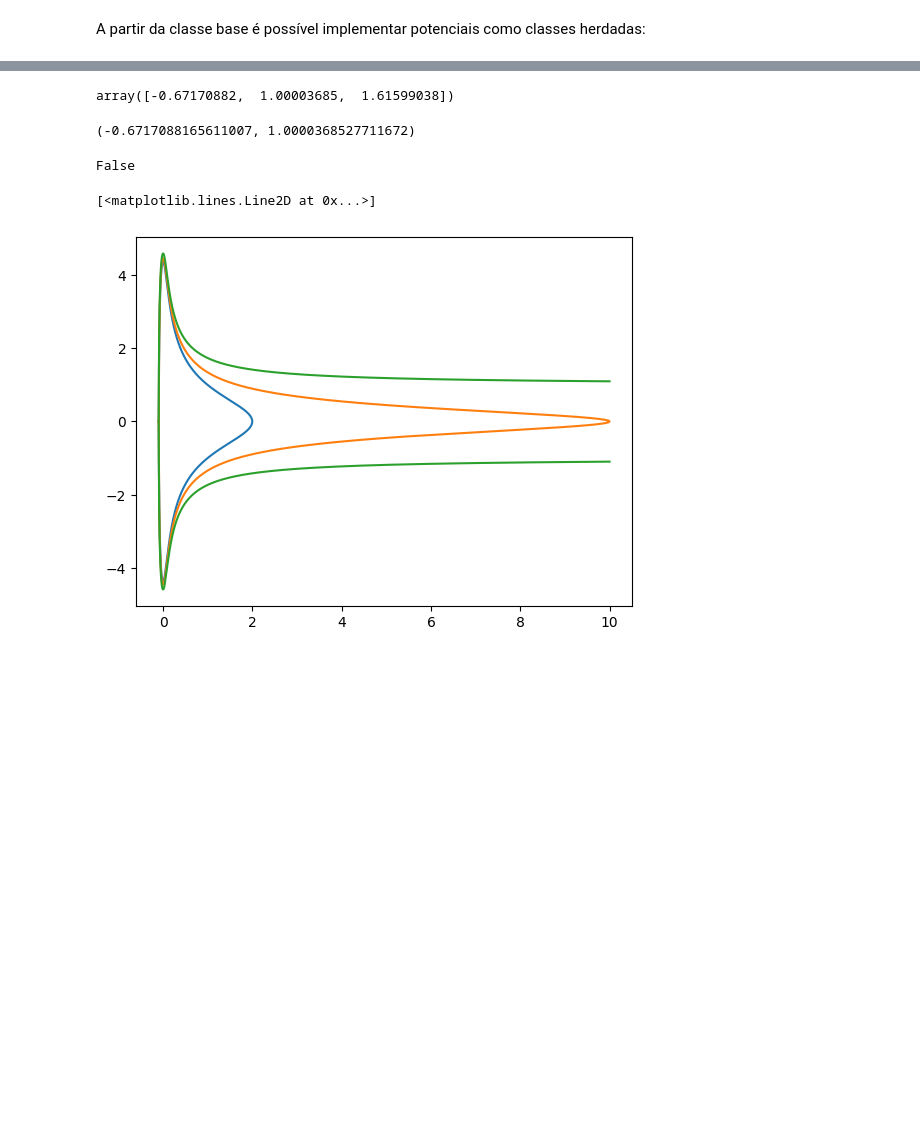
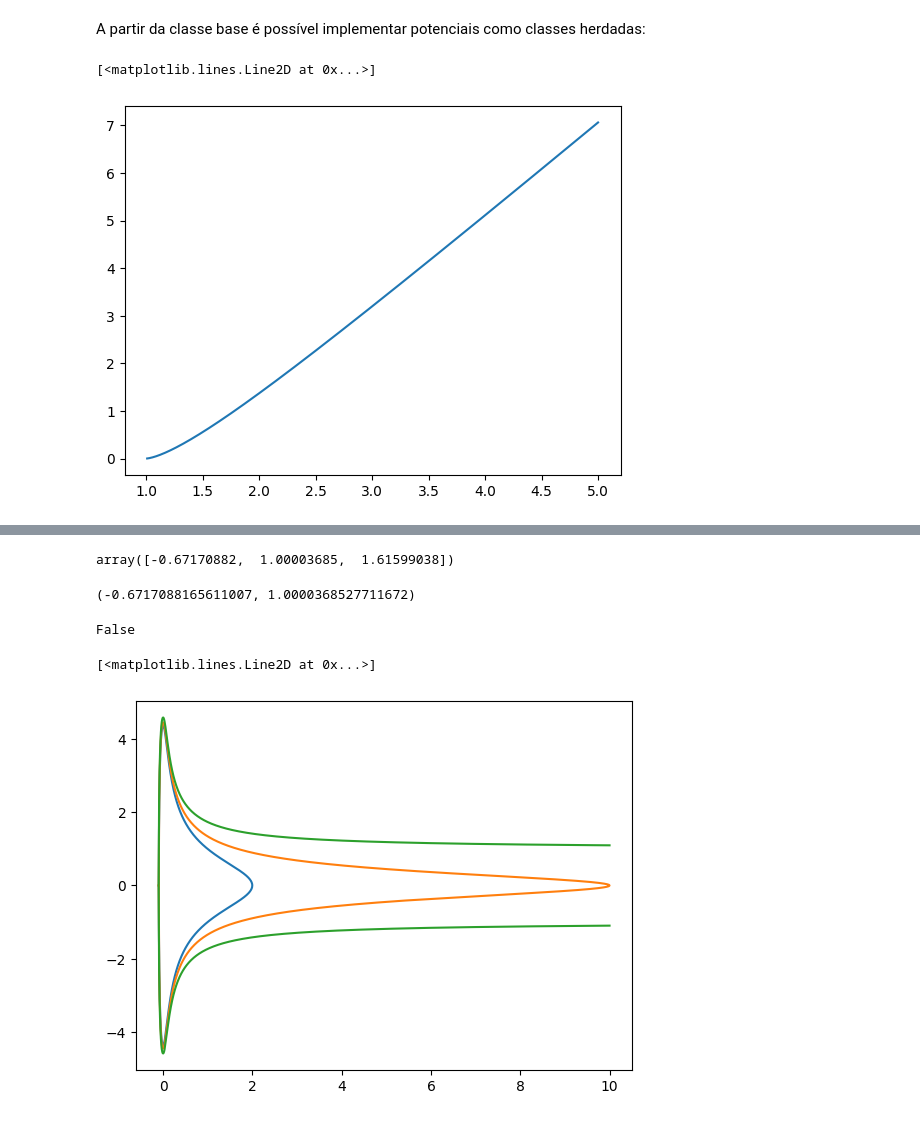
Before and after one commit to Gabriel-Amici/MorseCoulomb, a Jupyter notebook: notebooks/development/classes/class_dev_copy.ipynb, the cells around one changed output, grey strips where cells are left out. Saved outputs shown, nothing was run; the diff lists cells and outputs as text; code cells hidden in the pictures; blank space fills up the shorter version.

```diff
--- a/notebooks/development/classes/class_dev_copy.ipynb
+++ b/notebooks/development/classes/class_dev_copy.ipynb
@@ -448 +482,10 @@ class RFSinusoid(Potential):
+# %%
+def aperture_func(q):
+    return 2*(np.sqrt(q**2 - 1) - np.arccos(1/q))
+# %%
+qs = np.linspace(1.01, 5, 1000)
+plt.plot(qs, aperture_func(qs))
+# %% [output]
+[<matplotlib.lines.Line2D at 0x...>]
+[figure, added]
 # %%
```
Also changed, not shown: parts of 7 cells of this notebook.
